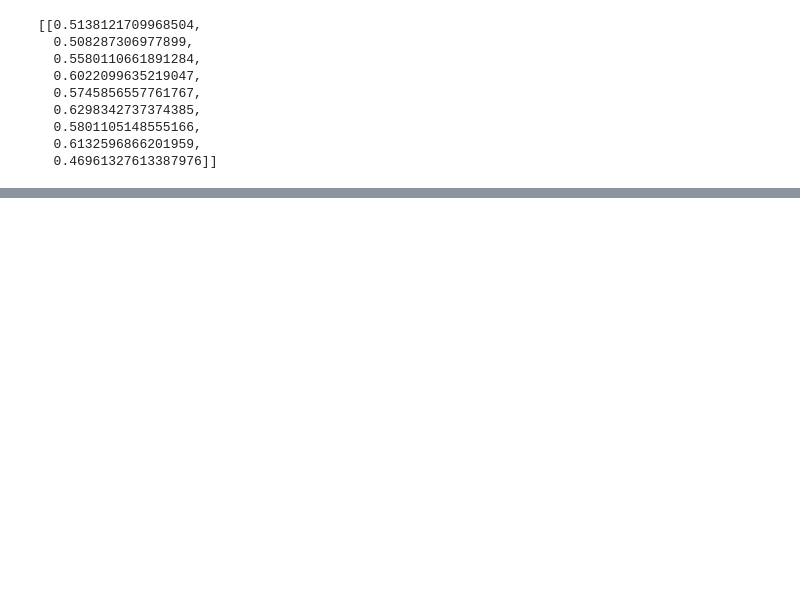
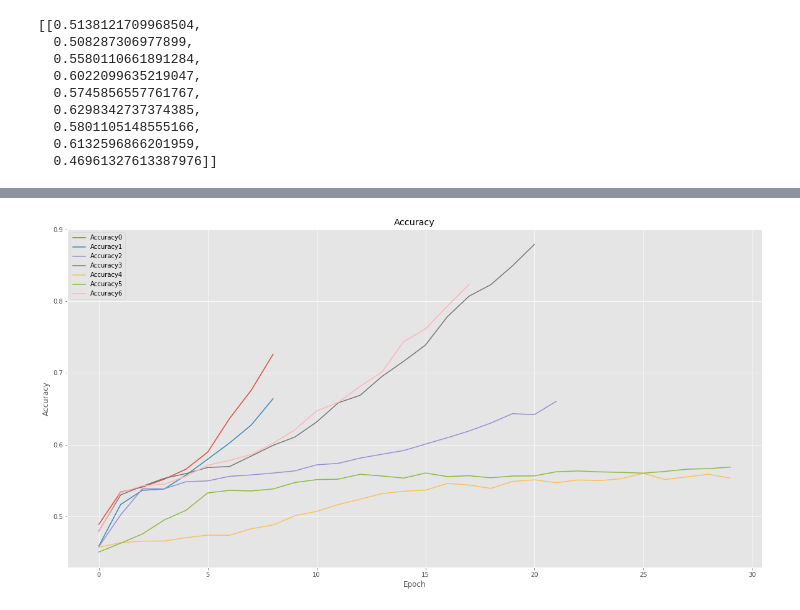
Before and after one commit to jltsao88/Capstone_Project_2, a Jupyter notebook: 05_Tuning_Optimizer.ipynb, the cells around one changed output, grey strips where cells are left out. Cells and saved outputs as stored; diff of their text form; code cells hidden in the pictures; blank space fills up the shorter version.

```diff
--- a/05_Tuning_Optimizer.ipynb
+++ b/05_Tuning_Optimizer.ipynb
@@ -255,3 +295,7 @@ with open('metrics\\'+'val_acc.pickle', 'rb') as file:
+# %%
+plot_metric(acc, "Accuracy", title="Accuracy", save=False, path=None, save_as=None)
+# %% [output]
+[figure, added]
 # %%
 e
 # %% [output]
```
Also changed, not shown: parts of 14 cells of this notebook.
